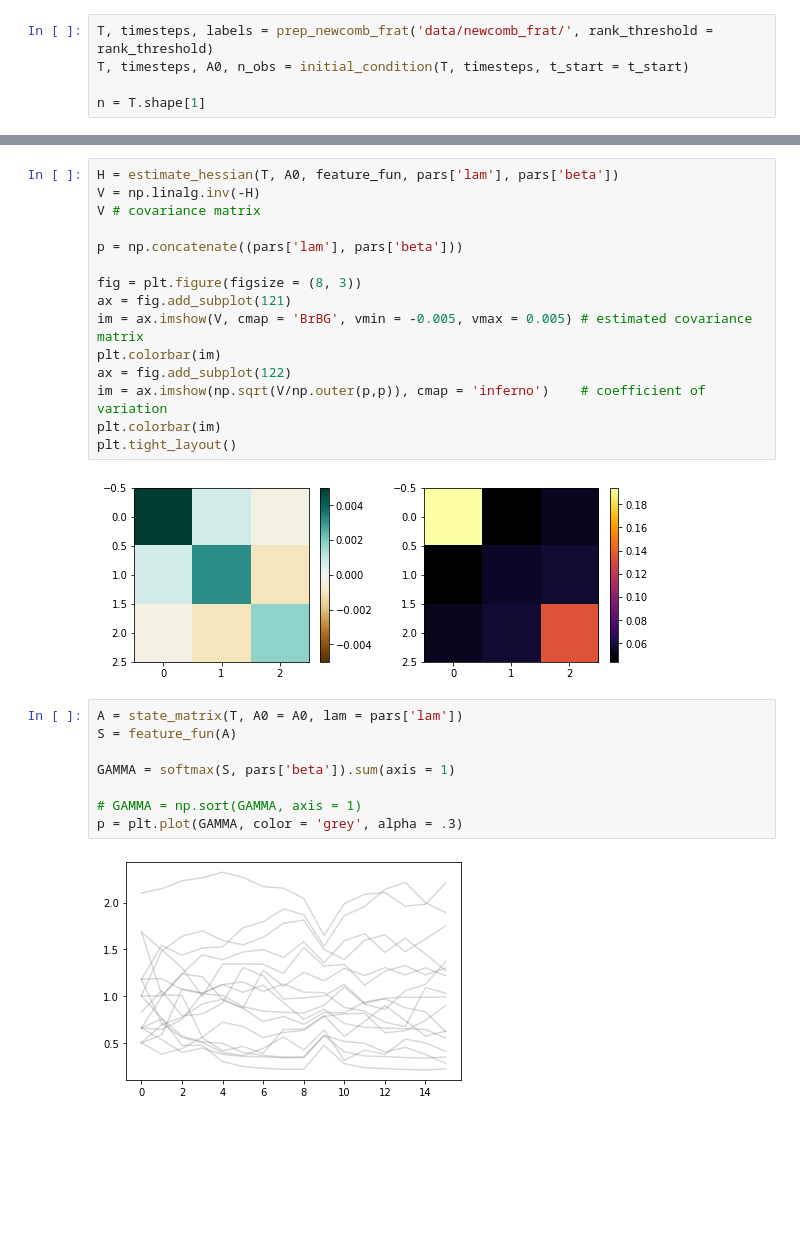
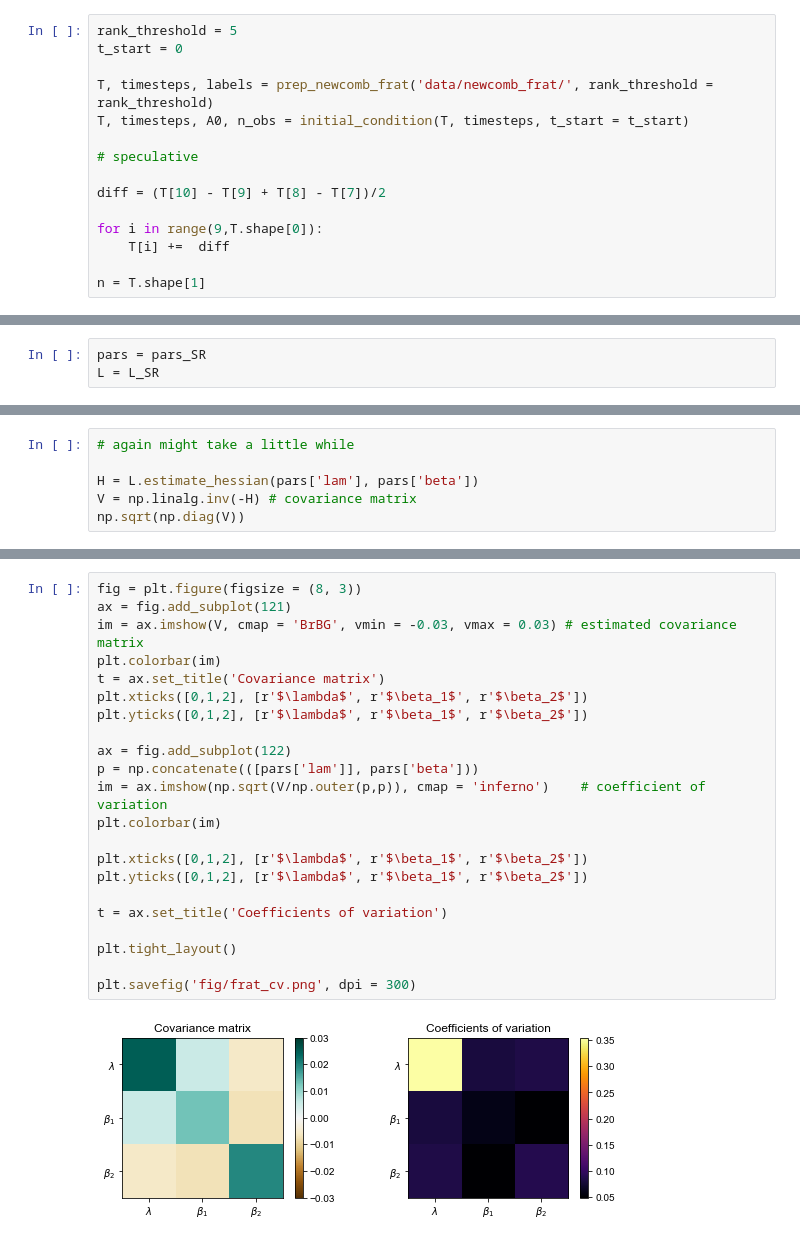
Before and after one commit to PhilChodrow/prestige_reinforcement, a Jupyter notebook: refactor_newcomb_frat.ipynb, the cells around one changed output, grey strips where cells are left out. Cells and saved outputs as stored; diff of their text form; blank space fills up the shorter version.

```diff
--- a/refactor_newcomb_frat.ipynb
+++ b/refactor_newcomb_frat.ipynb
@@ -19,5 +37,15 @@ feature_fun = degree_quadratic_feature
 # %%
+rank_threshold = 5
+t_start = 0
+
 T, timesteps, labels = prep_newcomb_frat('data/newcomb_frat/', rank_threshold = rank_threshold)
 T, timesteps, A0, n_obs = initial_condition(T, timesteps, t_start = t_start)
 
+# speculative
+
+diff = (T[10] - T[9] + T[8] - T[7])/2
+
+for i in range(9,T.shape[0]):
+    T[i] +=  diff
+
 n = T.shape[1]
@@ -39,0 +138,3 @@ pars
+# %%
+pars = pars_SR
+L = L_SR
@@ -39,0 +145,6 @@ pars
+# %%
+# again might take a little while
+
+H = L.estimate_hessian(pars['lam'], pars['beta'])
+V = np.linalg.inv(-H) # covariance matrix
+np.sqrt(np.diag(V))
@@ -40,27 +153,24 @@ pars
 # %%
-H = estimate_hessian(T, A0, feature_fun, pars['lam'], pars['beta'])
-V = np.linalg.inv(-H)
-V # covariance matrix
-
-p = np.concatenate((pars['lam'], pars['beta']))
-
 fig = plt.figure(figsize = (8, 3))
 ax = fig.add_subplot(121)
-im = ax.imshow(V, cmap = 'BrBG', vmin = -0.005, vmax = 0.005) # estimated covariance matrix
+im = ax.imshow(V, cmap = 'BrBG', vmin = -0.03, vmax = 0.03) # estimated covariance matrix
 plt.colorbar(im)
+t = ax.set_title('Covariance matrix')
+plt.xticks([0,1,2], [r'$\lambda$', r'$\beta_1$', r'$\beta_2$'])
+plt.yticks([0,1,2], [r'$\lambda$', r'$\beta_1$', r'$\beta_2$'])
+
 ax = fig.add_subplot(122)
+p = np.concatenate(([pars['lam']], pars['beta']))
 im = ax.imshow(np.sqrt(V/np.outer(p,p)), cmap = 'inferno')    # coefficient of variation
 plt.colorbar(im)
+
+plt.xticks([0,1,2], [r'$\lambda$', r'$\beta_1$', r'$\beta_2$'])
+plt.yticks([0,1,2], [r'$\lambda$', r'$\beta_1$', r'$\beta_2$'])
+
+t = ax.set_title('Coefficients of variation')
+
 plt.tight_layout()
+
+plt.savefig('fig/frat_cv.png', dpi = 300)
 # %% [output]
-[figure, old version]
+[figure, new version]
-# %%
-A = state_matrix(T, A0 = A0, lam = pars['lam'])
-S = feature_fun(A)
-
-GAMMA = softmax(S, pars['beta']).sum(axis = 1)
-
-# GAMMA = np.sort(GAMMA, axis = 1)
-p = plt.plot(GAMMA, color = 'grey', alpha = .3)
-# %% [output]
-[figure, removed]
```
Also changed, not shown: parts of 26 cells of this notebook, 6 other files.
